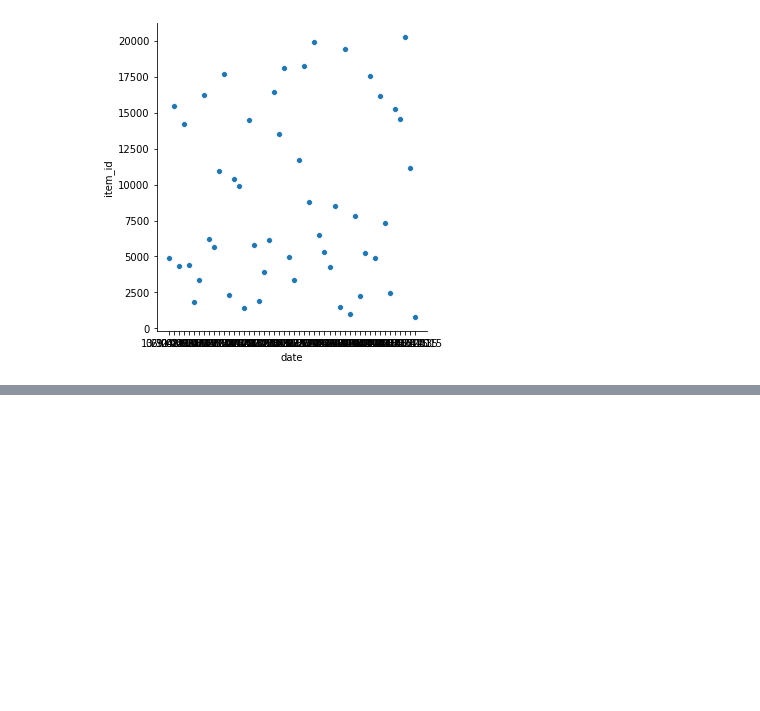
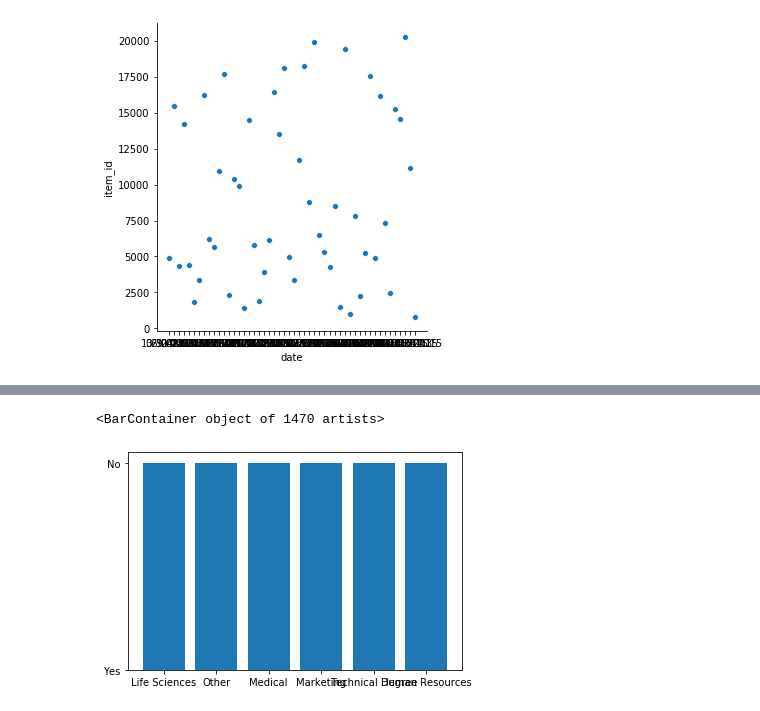
Before and after one commit to maxdev42/Python_Big_Data_Docker, a Jupyter notebook: Exercices/Exercices_partie2_dataviz.ipynb, the cells around one changed output, grey strips where cells are left out. Cells and saved outputs as stored; diff of their text form; code cells hidden in the pictures; blank space fills up the shorter version.

```diff
--- a/Exercices/Exercices_partie2_dataviz.ipynb
+++ b/Exercices/Exercices_partie2_dataviz.ipynb
@@ -118,0 +173,5 @@ sns.relplot(x='date',y='item_id',data=sales_data_sample, sizes=(20, 6))
+# %%
+plt.bar(ibm_data.EducationField,ibm_data.Attrition)
+# %% [output]
+<BarContainer object of 1470 artists>
+[figure, added]
```
Also changed, not shown: parts of 8 cells of this notebook.
